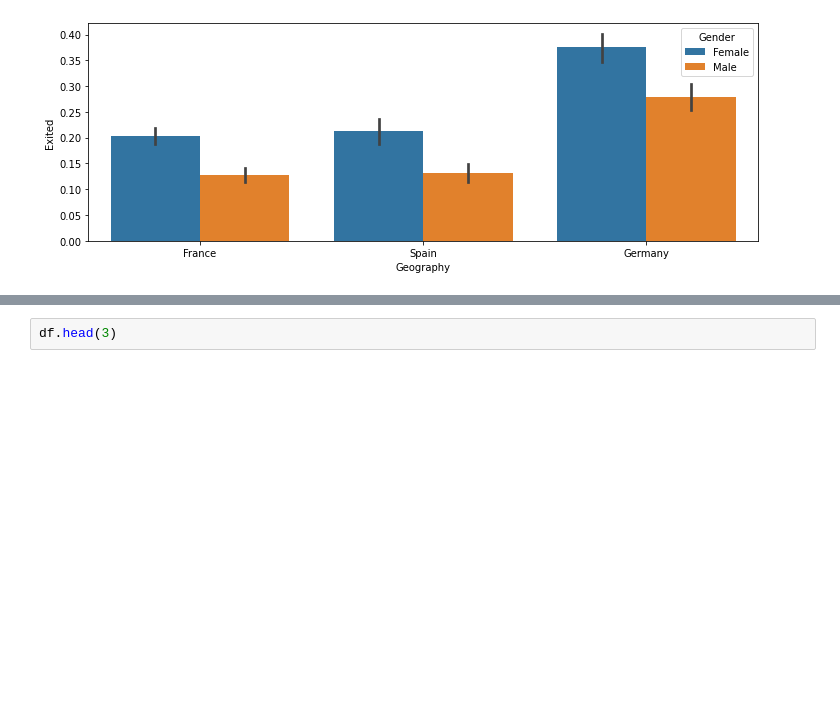
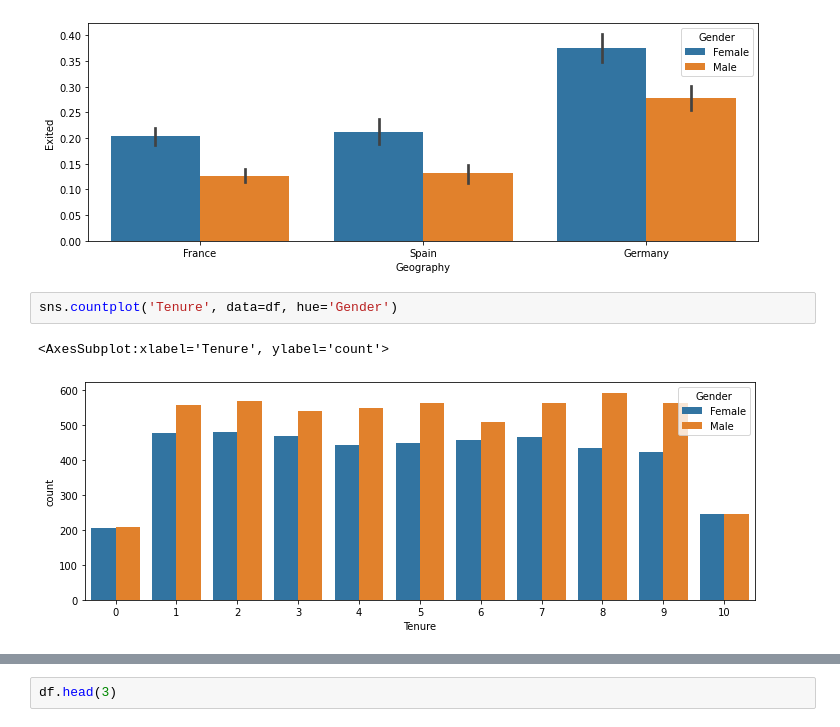
Before and after one commit to arslandevs/dataScienceProjects, a Jupyter notebook: customerChurn/analysis.ipynb, the cells around one changed output, grey strips where cells are left out. Saved outputs shown, nothing was run; the diff lists cells and outputs as text; blank space fills up the shorter version.

```diff
--- a/customerChurn/analysis.ipynb
+++ b/customerChurn/analysis.ipynb
@@ -121,3 +121,8 @@ sns.barplot('Geography', 'Exited', data=df, hue='Gender')
 # %% [output]
 <AxesSubplot:xlabel='Geography', ylabel='Exited'>
 [figure]
+# %%
+sns.countplot('Tenure', data=df, hue='Gender')
+# %% [output]
+<AxesSubplot:xlabel='Tenure', ylabel='count'>
+[figure, added]
```
Also changed, not shown: parts of 14 cells of this notebook.
